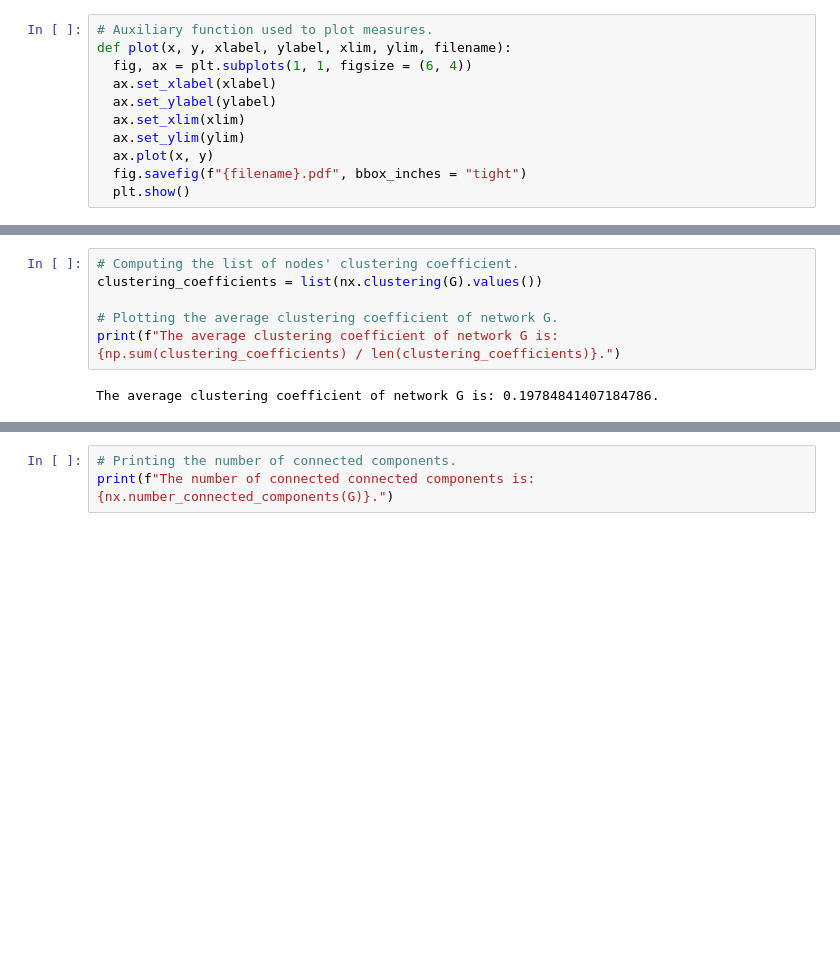
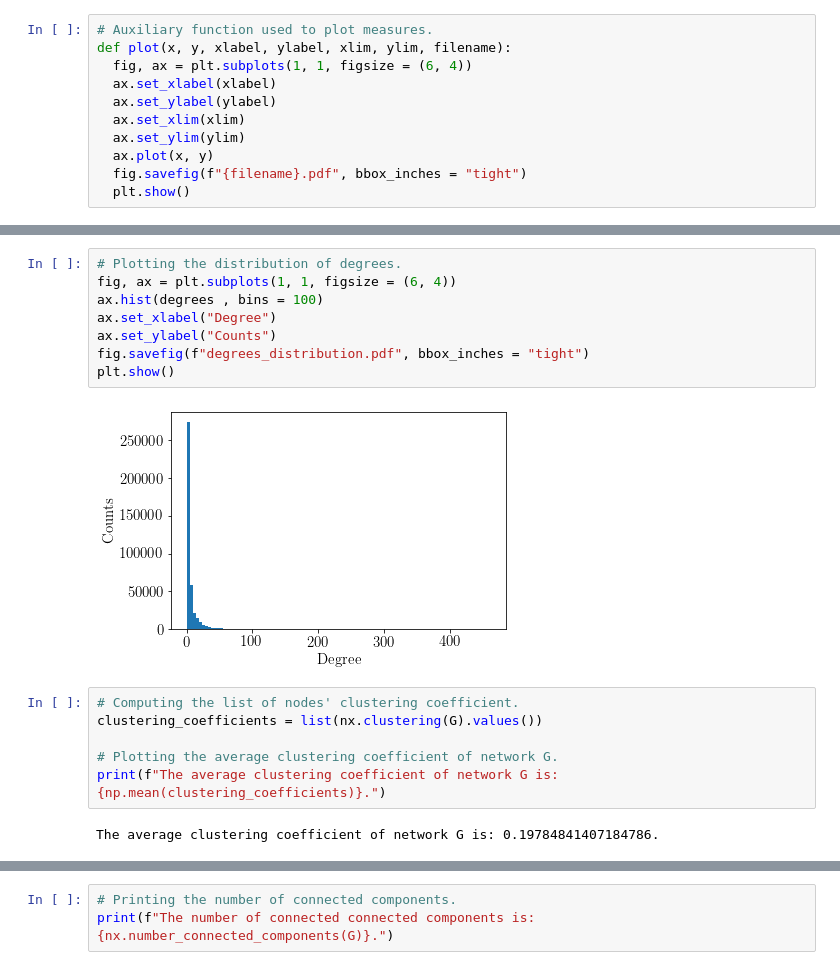
Before and after one commit to matteodonati/co-authorship_network_analysis, a Jupyter notebook: co-authorship_network.ipynb, the cells around one changed output, grey strips where cells are left out. Cells and saved outputs as stored; diff of their text form; blank space fills up the shorter version.

Commit message:
degrees, clustering coefficients, and pageranks distributions

```diff
--- a/co-authorship_network.ipynb
+++ b/co-authorship_network.ipynb
@@ -124,11 +134,21 @@ plot(np.sort(degrees), np.arange(len(degrees)) / float(len(degrees)) * 100, "Deg
 # %% [output]
 [figure]
+# %%
+# Plotting the distribution of degrees.
+fig, ax = plt.subplots(1, 1, figsize = (6, 4))
+ax.hist(degrees , bins = 100)
+ax.set_xlabel("Degree")
+ax.set_ylabel("Counts")
+fig.savefig(f"degrees_distribution.pdf", bbox_inches = "tight")
+plt.show()
+# %% [output]
+[figure, added]
 # %%
 # Computing the list of nodes' clustering coefficient.
 clustering_coefficients = list(nx.clustering(G).values())
 
 # Plotting the average clustering coefficient of network G.
-print(f"The average clustering coefficient of network G is: {np.sum(clustering_coefficients) / len(clustering_coefficients)}.")
+print(f"The average clustering coefficient of network G is: {np.mean(clustering_coefficients)}.")
 # %% [output]
 The average clustering coefficient of network G is: 0.19784841407184786.
 # %%
```
Also changed, not shown: parts of 12 cells of this notebook, 6 other files.
